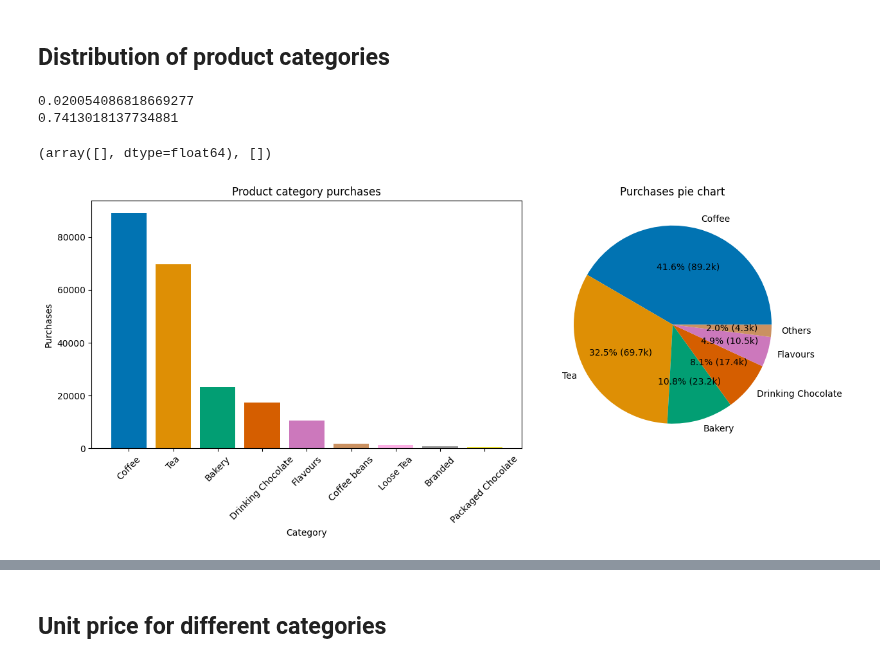
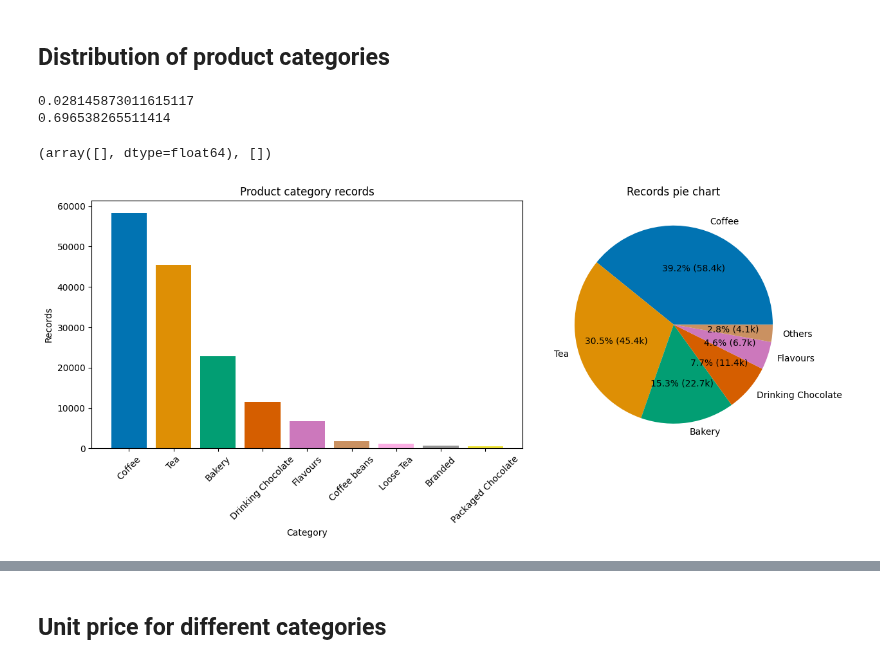
Before and after one commit to mlcuadra1/Coffee-Shop-EDA, a Jupyter notebook: notebooks/Script 2 - EDA.ipynb, the cells around one changed output, grey strips where cells are left out. Cells and saved outputs as stored; diff of their text form; code cells hidden in the pictures.

```diff
--- a/notebooks/Script 2 - EDA.ipynb
+++ b/notebooks/Script 2 - EDA.ipynb
@@ -121,52 +121,52 @@ Text(0.5, 1.0, 'Distribution of purchase volumes per transaction')
 # %% [markdown]
 ## Distribution of product categories
 # %%
-product_cat_distribution = data.groupby('product_category')['transaction_qty'].sum().sort_values(ascending=False)
+product_cat_distribution = data.groupby('product_category')['transaction_qty'].count().sort_values(ascending=False)
 colorblind_palette = sns.color_palette("colorblind")
 fig5, (ax0, ax1) = plt.subplots(1, 2, figsize=figsize1_2)
 # fig5, ax1 = plt.subplots(figsize=(6,6))
 
 ax0.bar(product_cat_distribution.index.values, product_cat_distribution, color=colorblind_palette)
 ax0.set_xlabel('Category')
-ax0.set_ylabel('Purchases')
-ax0.set_title('Product category purchases')
+ax0.set_ylabel('Records')
+ax0.set_title('Product category records')
 ax0.xaxis.set_tick_params(rotation=45)
 
-threshold_pie = 1 * product_cat_distribution.sum() / 100
+threshold_pie = 2 * product_cat_distribution.sum() / 100
 small_portions = product_cat_distribution[product_cat_distribution < threshold_pie]
 others_value = small_portions.sum()
 
 print(others_value / product_cat_distribution.sum())
 print((product_cat_distribution['Coffee']+product_cat_distribution['Tea']) / product_cat_distribution.sum())
 
 new_distrib = product_cat_distribution.drop(small_portions.index)
 new_distrib['Others'] = others_value
 
 def autopct_format(values: pd.Series) -> str:
     """
     Arg:    values (pd.Series): portions for pie chart
     Return: my_format (str): modified string containing percentage and value count in shortened thousand
     """
     def my_format(pct):
         total = sum(values)
         ini_val = int(round(pct*total/100.0)) // 100
         val = ini_val /10
         return '{:.1f}% ({v:.1f}k)'.format(pct, v=val)
     return my_format
 
 ax1.pie(new_distrib.values,
         labels=new_distrib.index,
         colors=colorblind_palette,
         pctdistance=0.6,
         autopct=autopct_format(new_distrib))
-ax1.set_title('Purchases pie chart')
+ax1.set_title('Records pie chart')
 
 plt.subplots_adjust(wspace=-.15)
 plt.xticks(rotation=45)
 # %% [output]
-0.020054086818669277
-0.7413018137734881
+0.028145873011615117
+0.696538265511414
 (array([], dtype=float64), [])
-[figure, old version]
+[figure, new version]
 # %% [markdown]
 ### Insights
```
Also changed, not shown: parts of 11 cells of this notebook, 2 other files.
